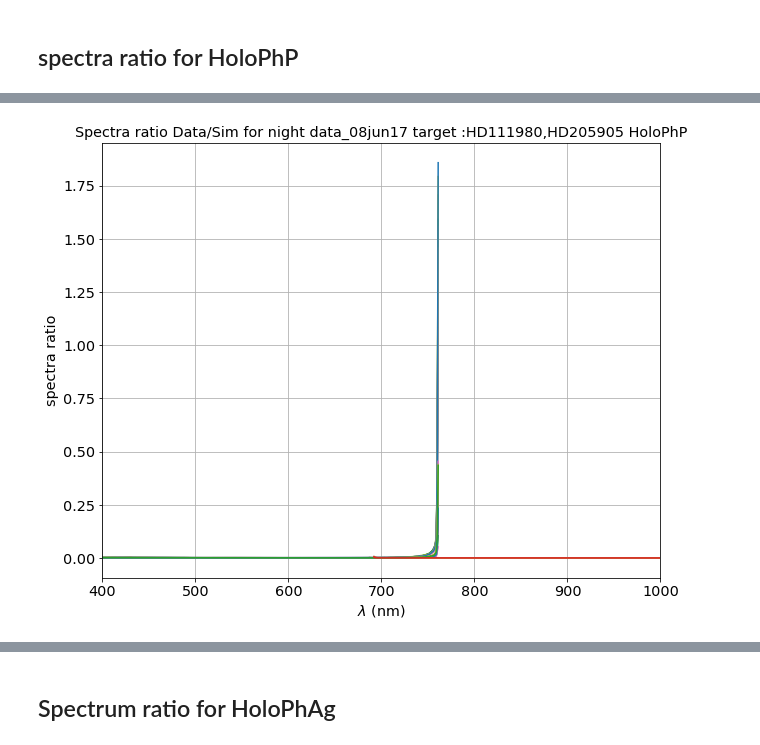
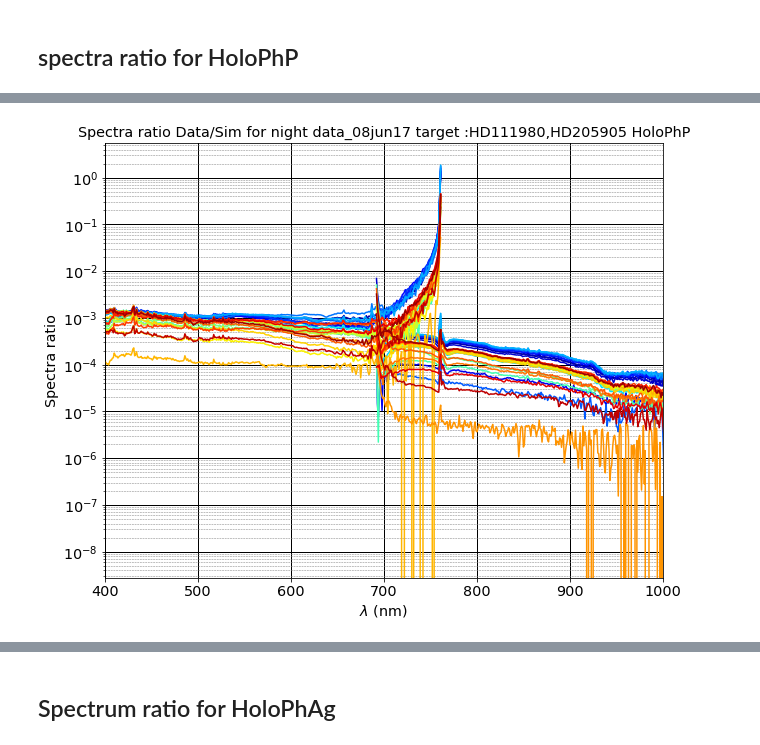
Before and after one commit to sylvielsstfr/SpectractorAnaAtm, a Jupyter notebook: ana_08jun17/GetDisperserTransmission.ipynb, the cells around one changed output, grey strips where cells are left out. Saved outputs shown, nothing was run; the diff lists cells and outputs as text; code cells hidden in the pictures.

```diff
--- a/ana_08jun17/GetDisperserTransmission.ipynb
+++ b/ana_08jun17/GetDisperserTransmission.ipynb
@@ -260,0 +276,2 @@ array([], dtype=int64)
+# %%
+bad_obs.sort_values(by="index",inplace=True)
@@ -260,0 +283,2 @@ array([], dtype=int64)
+# %%
+bad_indexes=bad_obs.loc[:,"index"]
@@ -262,6 +294,8 @@ array([], dtype=int64)
 - keep stars **HD111980**, **HD205905**
 # %%
 sel2_obs=sel_obs.loc[sel_obs['object'].isin(['HD111980','HD205905'])]
+# %%
+sel2_obs=sel2_obs[sel2_obs.index !=57]      # REMOVE 57
 # %%
 plt.figure(figsize=(5,3))
 sns.countplot(y='object', data=sel2_obs)
@@ -355,7 +385,7 @@ SelectTagRe='^reduc_%s_([0-9]+)_spectrum.fits$' % (date)
 for ffn in all_spectrafiles:
     fn=ffn.split('/')[-1]
     sel_index= int(re.findall(SelectTagRe,fn)[0])
-    if sel_index in bad_calib_indexes:
+    if sel_index in bad_indexes.values:
         print ' remove ', fn
         file_toremove.append(ffn)
 for f in file_toremove:
@@ -752,5 +591,6 @@ thetitle="Spectra ratio Data/Sim for night "+All_Subdirs[idx_sel_subdir]+" targe
 # %%
-PlotSpectraRatio(all_spectrafiles,path_sim3,sel_obs_HoloPhP,SearchTagRe,thetitle,Flag_corr_wl=True)
+PlotSpectraLogRatioDataDivSim(all_spectrafiles,path_sim1,sel_obs_HoloPhP,SearchTagRe,wlshift,thetitle,
+                     FLAG_WL_CORRECTION,Flag_corr_wl=True,XMIN=400,XMAX=1000.,YMIN=0,YMAX=0)
 # %% [output]
-[figure, old version]
+[figure, new version]
 # %%
```
Also changed, not shown: parts of 55 cells of this notebook, 1 other file.
